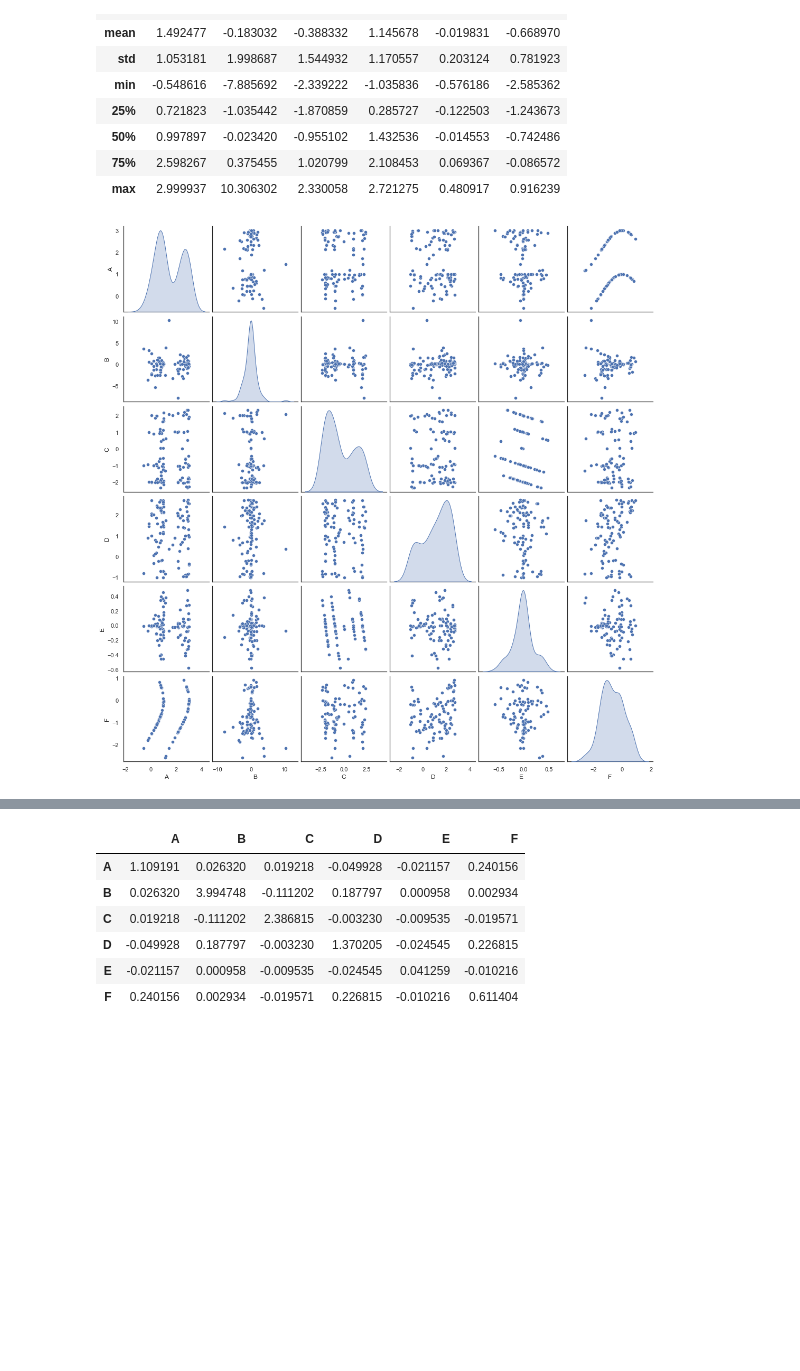
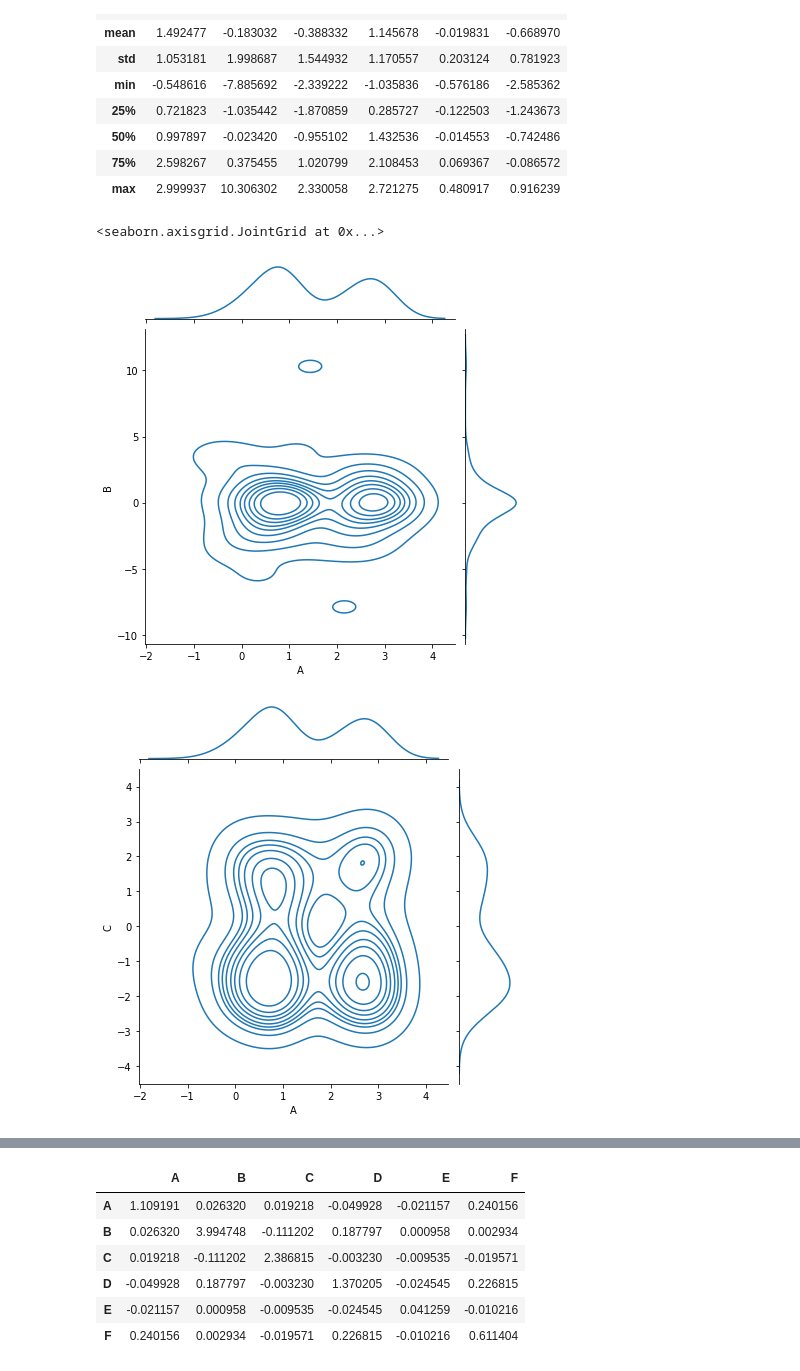
Before and after one commit to Maplewarrior/02463---Causality-project, a Jupyter notebook: 02463 Causality.ipynb, the cells around one changed output, grey strips where cells are left out. Drawn from its saved outputs; the diff is of its cells as text; code cells hidden in the pictures; blank space fills up the shorter version.

Commit message:
jointplots

```diff
--- a/02463 Causality.ipynb
+++ b/02463 Causality.ipynb
@@ -159,8 +159,24 @@ df_raw.describe()
 | 75% | 2.598267 | 0.375455 | 1.020799 | 2.108453 | 0.069367 | -0.086572 |
 | max | 2.999937 | 10.306302 | 2.330058 | 2.721275 | 0.480917 | 0.916239 |
 # %%
-sns.set(style="white")
-sns.pairplot(df_raw, kind="scatter",diag_kind="kde")
-plt.show()
+df = df_raw
+A = df["A"]
+B = df["B"]
+C = df["C"]
+D = df["D"]
+E = df["E"]
+F = df["F"]
+sns.jointplot(data={'A':A,'B':B},x='A',y='B',kind='kde')
+sns.jointplot(data={'A':A,'C':C},x='A',y='C',kind='kde')
+sns.jointplot(data={'A':A,'D':D},x='A',y='D',kind='kde')
+sns.jointplot(data={'A':A,'E':E},x='A',y='E',kind='kde')
+sns.jointplot(data={'A':A,'F':F},x='A',y='F',kind='kde')
+
+#sns.jointplot(data={'B':B,'C':C},x='B',y='C',kind='kde')
+#sns.jointplot(data={'C':C,'D':D},x='C',y='D',kind='kde')
+#sns.jointplot(data={'D':D,'E':E},x='D',y='E',kind='kde')
+#sns.jointplot(data={'E':E,'F':F},x='E',y='F',kind='kde')
 # %% [output]
+<seaborn.axisgrid.JointGrid at 0x...>
-[figure, old version]
+[figure, new version]
+[figure, added]
```
Also changed, not shown: parts of 2 cells of this notebook.
